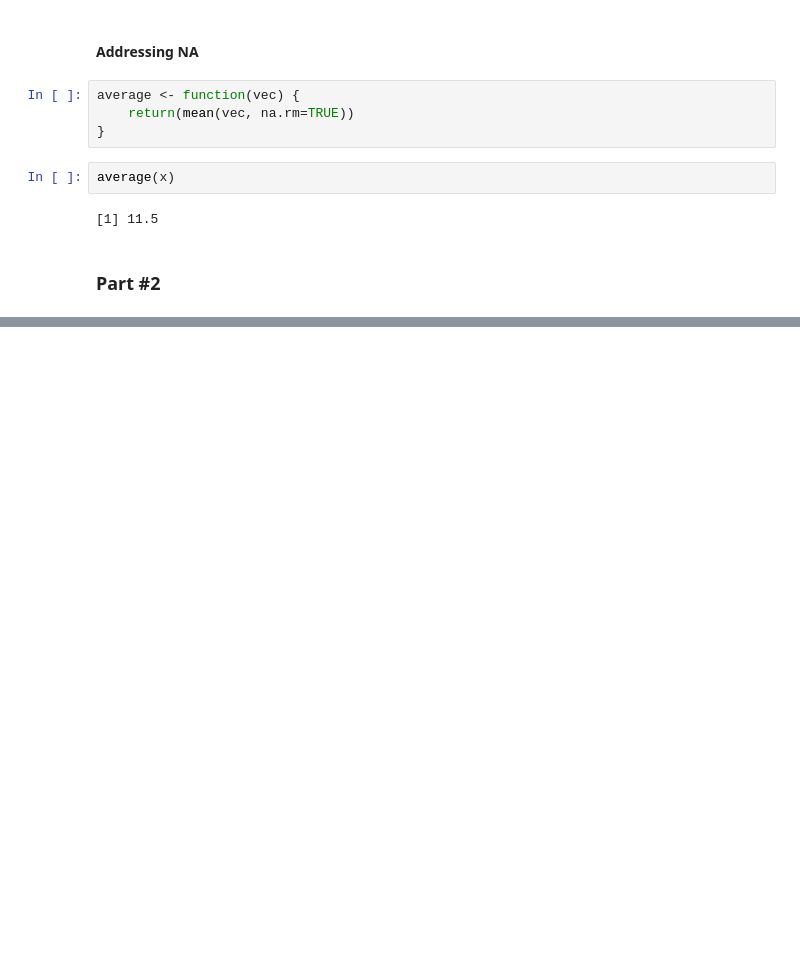
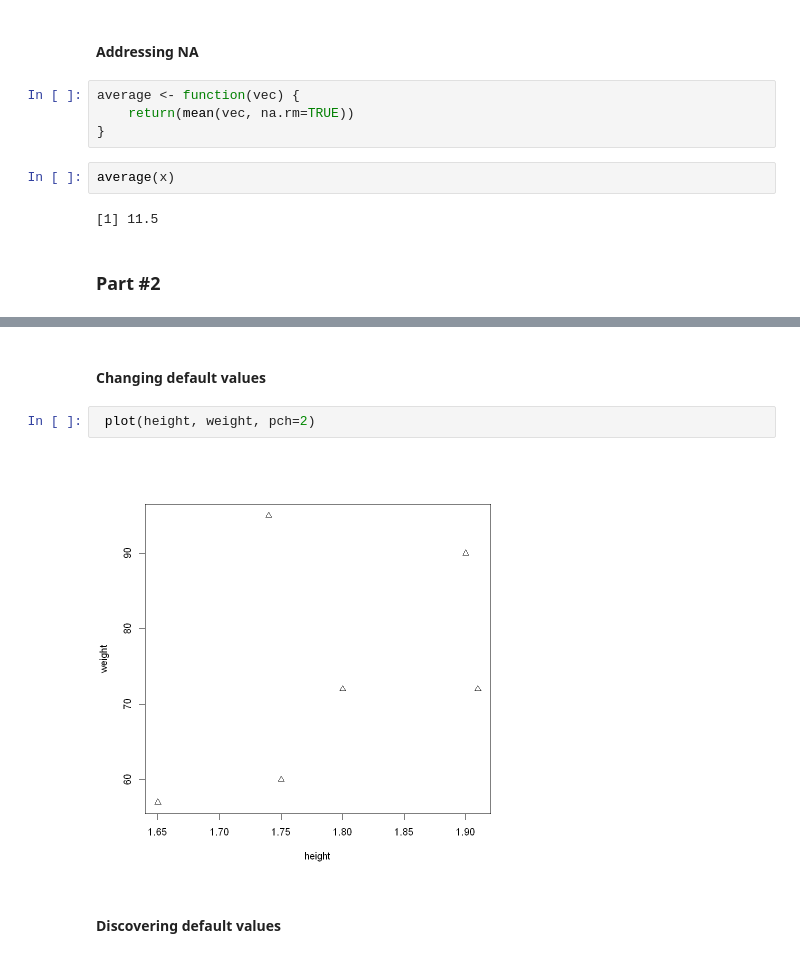
Before and after one commit to eogasawara/mylibrary, a Jupyter notebook: R-Basics.ipynb, the cells around one changed output, grey strips where cells are left out. Saved outputs shown, nothing was run; the diff lists cells and outputs as text; blank space fills up the shorter version.

```diff
--- a/R-Basics.ipynb
+++ b/R-Basics.ipynb
@@ -219,0 +235,8 @@ average(x)
+# %% [markdown]
+#### Changing default values
+# %%
+ plot(height, weight, pch=2)
+# %% [output]
+[figure, added]
+# %% [markdown]
+#### Discovering default values
```
Also changed, not shown: parts of 102 cells of this notebook, 2 other files.
